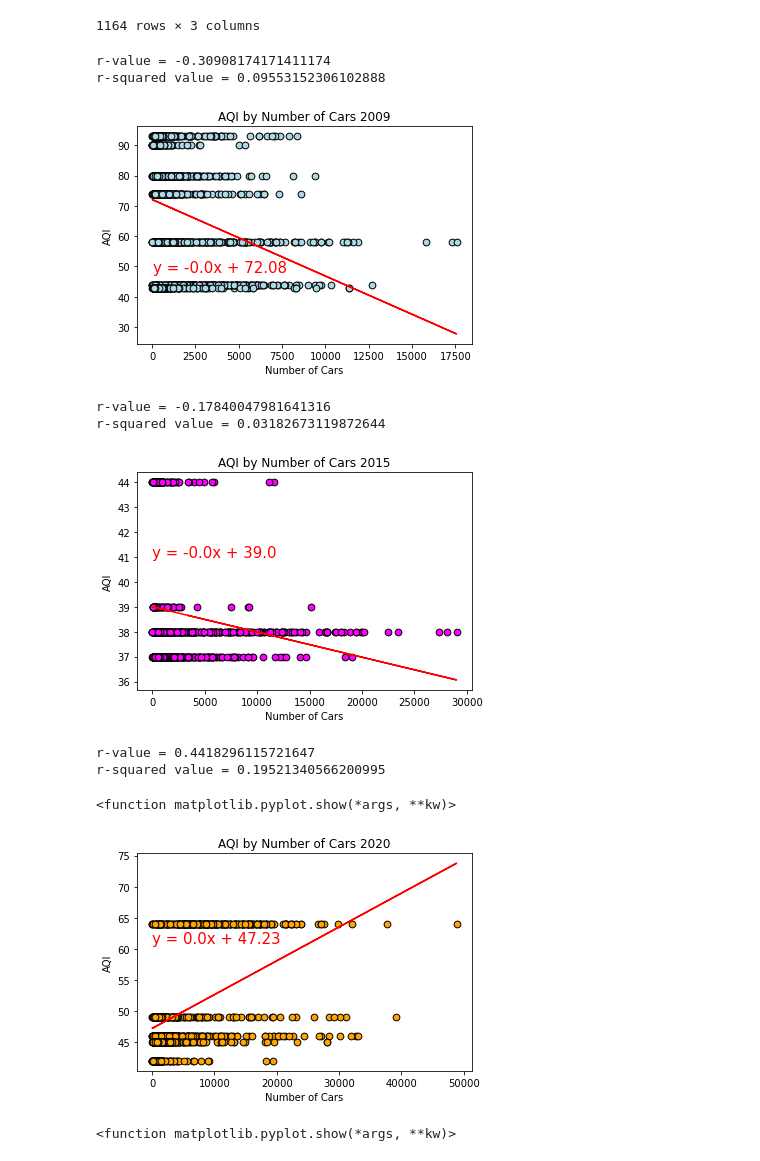
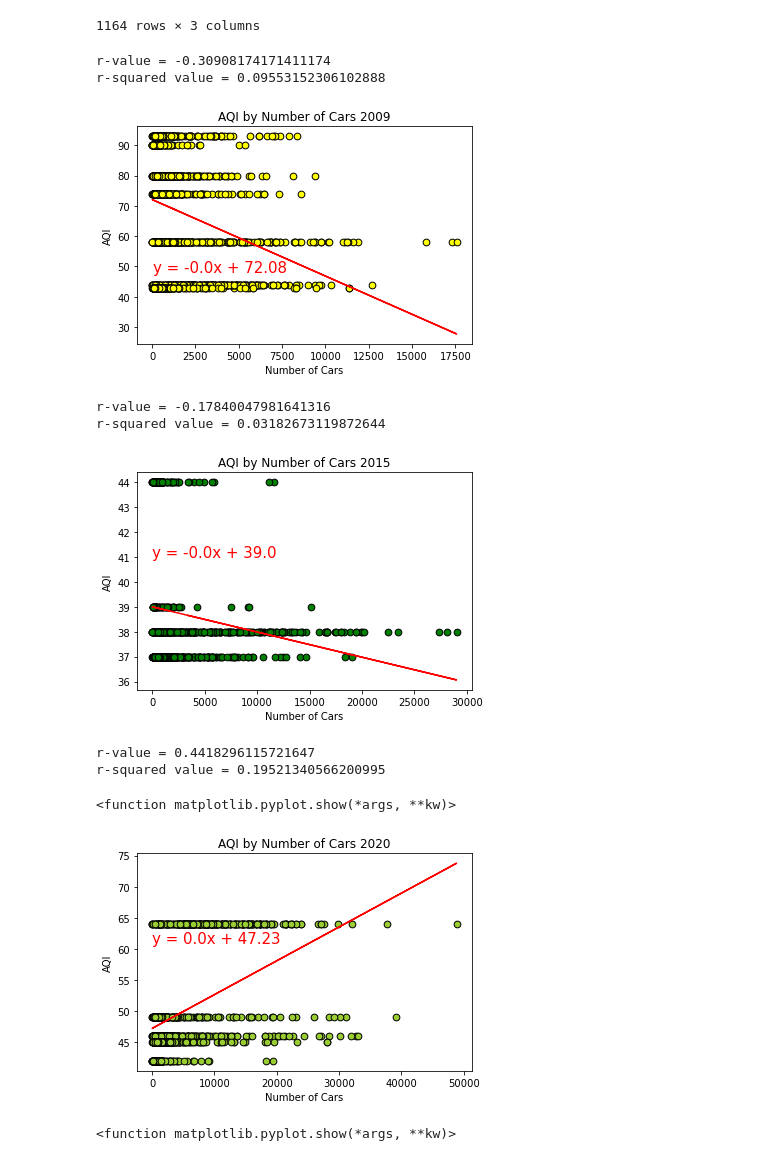
Before and after one commit to paloni-dotcom/Se7en, a Jupyter notebook: density_aqi.ipynb, the cells around one changed output. Cells and saved outputs as stored; diff of their text form; code cells hidden in the pictures.

```diff
--- a/density_aqi.ipynb
+++ b/density_aqi.ipynb
@@ -199,34 +199,34 @@ cars_per_zip20
 # %%
 #scatter plot for each year
 #2009
 #cars_per_zip9.plot.scatter
 #plt.show
 #(x='', y='width',c='DarkBlue'))
 #plt.figure(figsize=(8,6))
-plt.scatter(cars_per_zip9["Number of Cars"], cars_per_zip9['AQI Mean'], c='LightBlue', edgecolor='Black', s=45)
+plt.scatter(cars_per_zip9["Number of Cars"], cars_per_zip9['AQI Mean'], c='yellow', edgecolor='Black', s=45)
 plt.xlabel("Number of Cars")
 plt.ylabel("AQI")
 plt.title("AQI by Number of Cars 2009")
 
 #plot line regress
 
 (slope, intercept, rvalue, pvalue, stderr) = linregress(cars_per_zip9['Number of Cars'], cars_per_zip9['AQI Mean'])
 regress_values = cars_per_zip9['Number of Cars'] * slope + intercept
 line_eq = "y = " + str(round(slope,2)) + "x + " + str(round(intercept,2))
 plt.plot(cars_per_zip9['Number of Cars'], regress_values, "r-")
 plt.annotate(line_eq,(20,48),fontsize=15,color="red")
 print(f"r-value = {rvalue}")
 print(f"r-squared value = {rvalue**2}")
 
 plt.show()
 # %% [output]
 r-value = -0.30908174171411174
 r-squared value = 0.09553152306102888
-[figure, old version]
+[figure, new version]
 # %%
 #scatter and line regress for 2015
 
-plt.scatter(cars_per_zip15["Number of Cars"], cars_per_zip15['AQI Mean'], c='Magenta', edgecolor='Black', s=45)
+plt.scatter(cars_per_zip15["Number of Cars"], cars_per_zip15['AQI Mean'], c='Green', edgecolor='Black', s=45)
 plt.xlabel("Number of Cars")
 plt.ylabel("AQI")
 plt.title("AQI by Number of Cars 2015")
@@ -244,10 +244,10 @@ plt.show()
 # %% [output]
 r-value = -0.17840047981641316
 r-squared value = 0.03182673119872644
-[figure, old version]
+[figure, new version]
 # %%
 #scatter and line regress for 2020
-plt.scatter(cars_per_zip20["Number of Cars"], cars_per_zip20['AQI Mean'], c='Orange', edgecolor='Black', s=45)
+plt.scatter(cars_per_zip20["Number of Cars"], cars_per_zip20['AQI Mean'], c='yellowgreen', edgecolor='Black', s=45)
 plt.xlabel("Number of Cars")
 plt.ylabel("AQI")
 plt.title("AQI by Number of Cars 2020")
@@ -265,7 +265,7 @@ plt.show
 r-value = 0.4418296115721647
 r-squared value = 0.19521340566200995
 <function matplotlib.pyplot.show(*args, **kw)>
-[figure, old version]
+[figure, new version]
 # %%
 #histogram
 #2009
```
Also changed, not shown: parts of 2 cells of this notebook.
